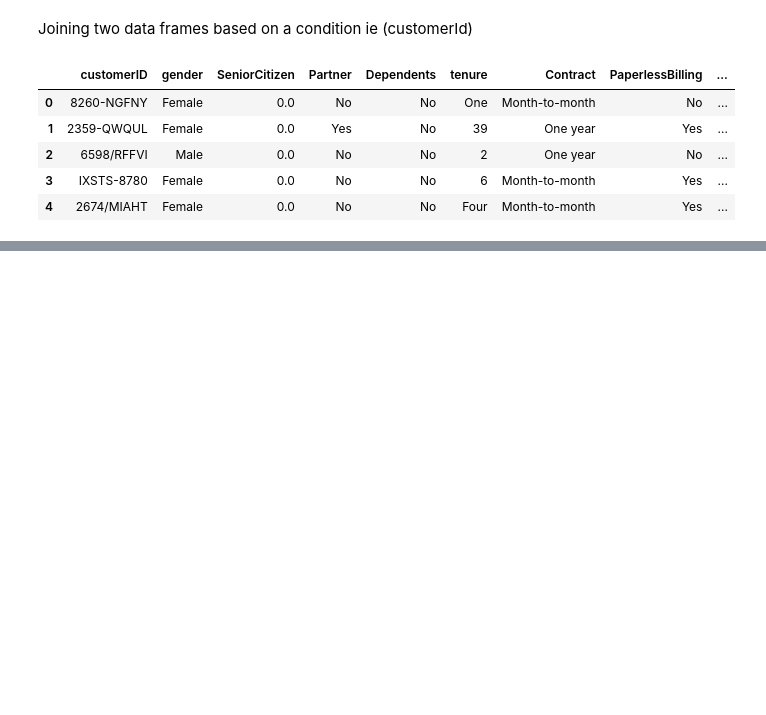
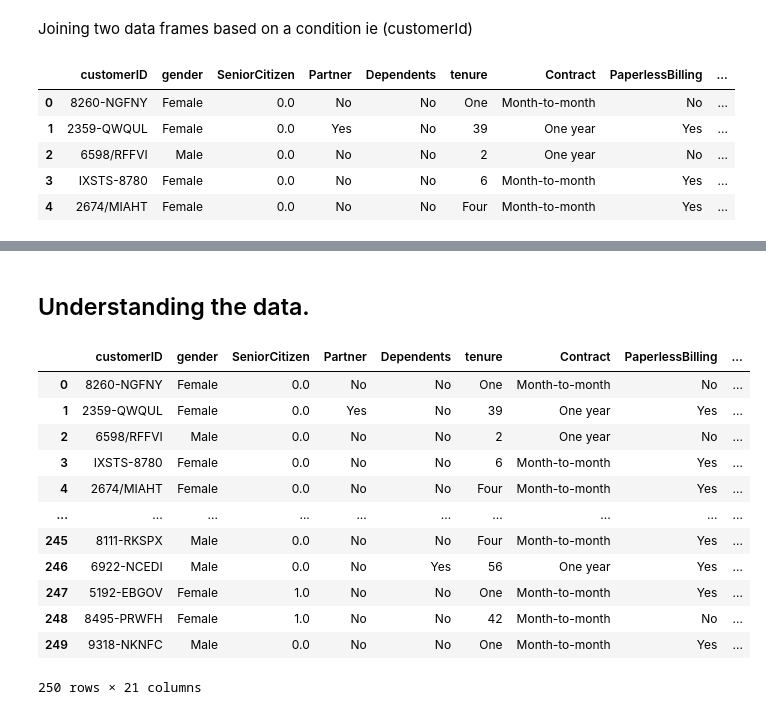
Before and after one commit to nova-sangeeth/pytest-workouts, a Jupyter notebook: GITAA/week_4/data_preparation_1.ipynb, the cells around one changed output, grey strips where cells are left out. Saved outputs shown, nothing was run; the diff lists cells and outputs as text; code cells hidden in the pictures; blank space fills up the shorter version.

Commit message:
working on cleaning data and fixing missing items in the data frame.

```diff
--- a/GITAA/week_4/data_preparation_1.ipynb
+++ b/GITAA/week_4/data_preparation_1.ipynb
@@ -199,0 +200,18 @@ memory usage: 62.5+ KB
+# %% [markdown]
+## Understanding the data.
+# %%
+churn
+# %% [output]
+|  | customerID | gender | SeniorCitizen | Partner | Dependents | tenure | Contract | PaperlessBilling | ... |
+| 0 | 8260-NGFNY | Female | 0.0 | No | No | One | Month-to-month | No | ... |
+| 1 | 2359-QWQUL | Female | 0.0 | Yes | No | 39 | One year | Yes | ... |
+| 2 | 6598/RFFVI | Male | 0.0 | No | No | 2 | One year | No | ... |
+| 3 | IXSTS-8780 | Female | 0.0 | No | No | 6 | Month-to-month | Yes | ... |
+| 4 | 2674/MIAHT | Female | 0.0 | No | No | Four | Month-to-month | Yes | ... |
+| ... | ... | ... | ... | ... | ... | ... | ... | ... | ... |
+| 245 | 8111-RKSPX | Male | 0.0 | No | No | Four | Month-to-month | Yes | ... |
+| 246 | 6922-NCEDI | Male | 0.0 | No | Yes | 56 | One year | Yes | ... |
+| 247 | 5192-EBGOV | Female | 1.0 | No | No | One | Month-to-month | Yes | ... |
+| 248 | 8495-PRWFH | Female | 1.0 | No | No | 42 | Month-to-month | No | ... |
+| 249 | 9318-NKNFC | Male | 0.0 | No | No | One | Month-to-month | Yes | ... |
+250 rows × 21 columns
```
Also changed, not shown: parts of 15 cells of this notebook.
